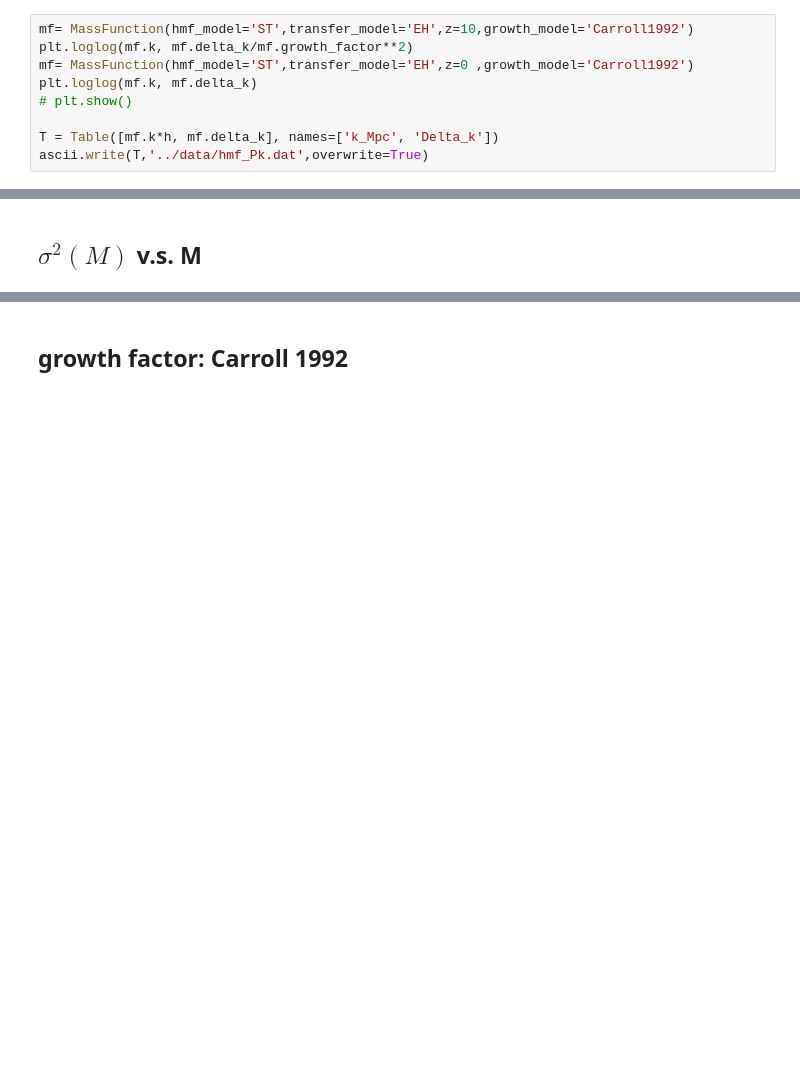
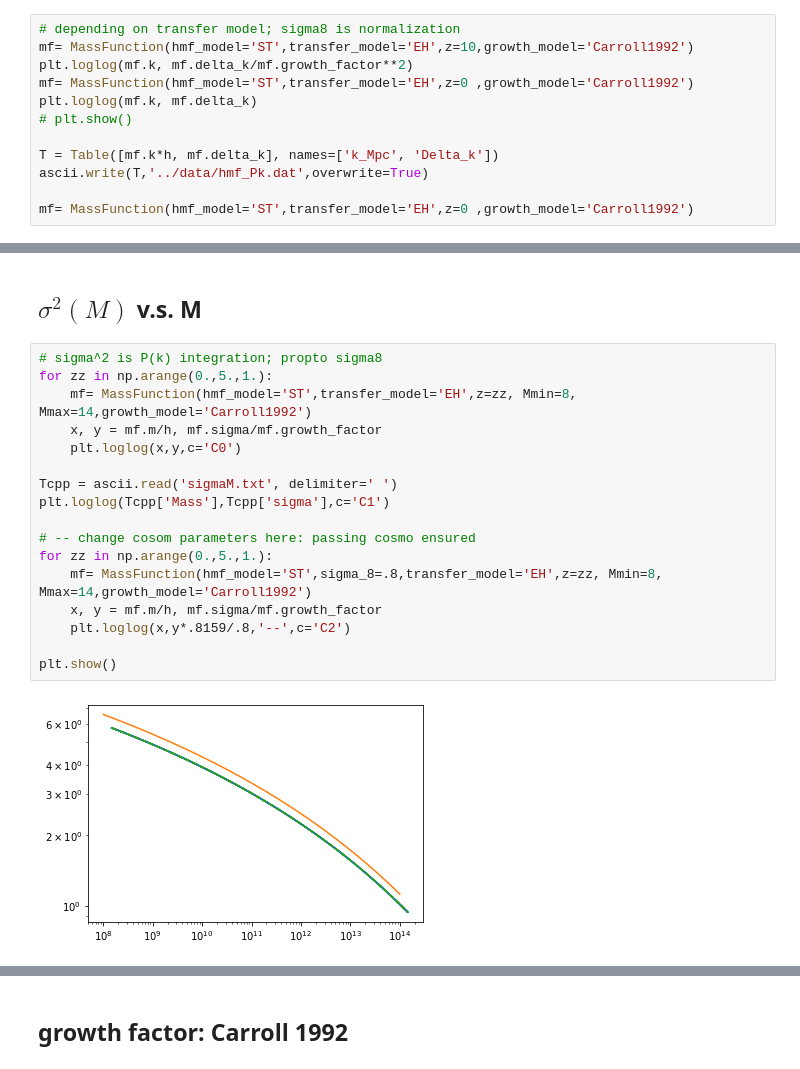
Before and after one commit to lovetomatoes/BHMF, a Jupyter notebook: dNdlnM.ipynb, the cells around one changed output, grey strips where cells are left out. Cells and saved outputs as stored; diff of their text form; blank space fills up the shorter version.

```diff
--- a/dNdlnM.ipynb
+++ b/dNdlnM.ipynb
@@ -77,6 +100,7 @@ print('{0:.3e}'.format(np.sum(y*mf.dlog10m)))
 # %% [markdown]
 ## Power spectrum
 # %%
+# depending on transfer model; sigma8 is normalization
 mf= MassFunction(hmf_model='ST',transfer_model='EH',z=10,growth_model='Carroll1992')
 plt.loglog(mf.k, mf.delta_k/mf.growth_factor**2)
 mf= MassFunction(hmf_model='ST',transfer_model='EH',z=0 ,growth_model='Carroll1992')
@@ -85,8 +109,29 @@ plt.loglog(mf.k, mf.delta_k)
 
 T = Table([mf.k*h, mf.delta_k], names=['k_Mpc', 'Delta_k'])
 ascii.write(T,'../data/hmf_Pk.dat',overwrite=True)
+
+mf= MassFunction(hmf_model='ST',transfer_model='EH',z=0 ,growth_model='Carroll1992')
 # %% [output]
 [figure]
 # %% [markdown]
 ## $\sigma^2(M)$ v.s. M
+# %%
+# sigma^2 is P(k) integration; propto sigma8
+for zz in np.arange(0.,5.,1.):
+    mf= MassFunction(hmf_model='ST',transfer_model='EH',z=zz, Mmin=8, Mmax=14,growth_model='Carroll1992')
+    x, y = mf.m/h, mf.sigma/mf.growth_factor
+    plt.loglog(x,y,c='C0')
+
+Tcpp = ascii.read('sigmaM.txt', delimiter=' ')
+plt.loglog(Tcpp['Mass'],Tcpp['sigma'],c='C1')
+
+# -- change cosom parameters here: passing cosmo ensured
+for zz in np.arange(0.,5.,1.):
+    mf= MassFunction(hmf_model='ST',sigma_8=.8,transfer_model='EH',z=zz, Mmin=8, Mmax=14,growth_model='Carroll1992')
+    x, y = mf.m/h, mf.sigma/mf.growth_factor
+    plt.loglog(x,y*.8159/.8,'--',c='C2')
+
+plt.show()
+# %% [output]
+[figure, added]
 # %%
```
Also changed, not shown: parts of 4 cells of this notebook, 3 other files.
